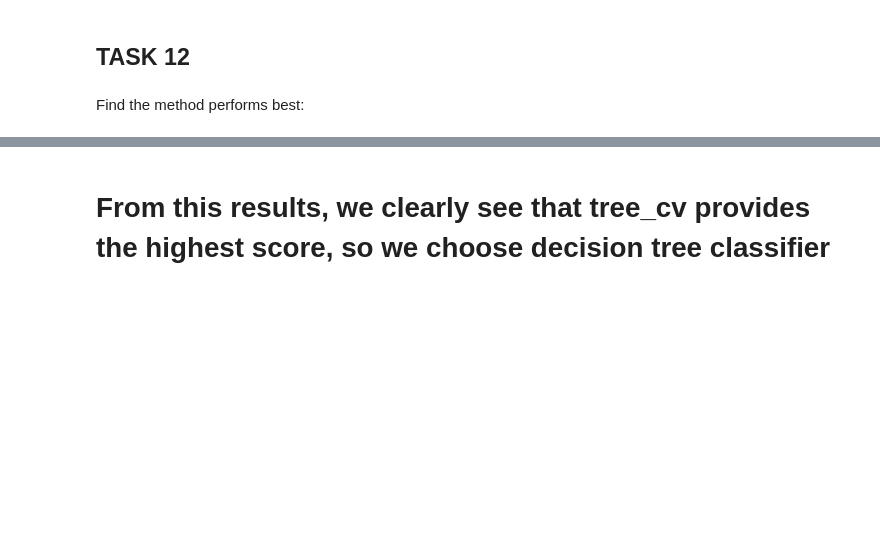
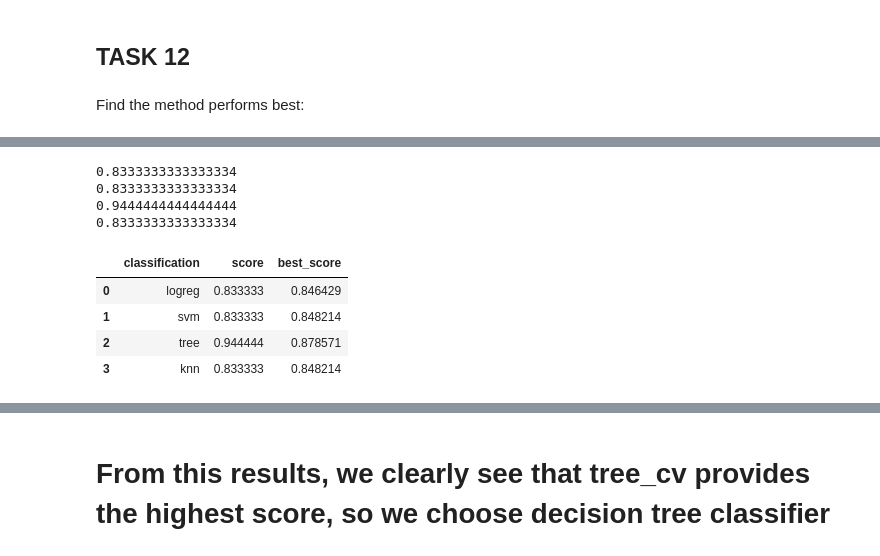
Before and after one commit to teddidodo/IBM_Data_Science, a Jupyter notebook: Course 10/predictive_analysis/SpaceX_Machine Learning Prediction_Part_5.ipynb, the cells around one changed output, grey strips where cells are left out. Cells and saved outputs as stored; diff of their text form; code cells hidden in the pictures; blank space fills up the shorter version.

```diff
--- a/Course 10/predictive_analysis/SpaceX_Machine Learning Prediction_Part_5.ipynb
+++ b/Course 10/predictive_analysis/SpaceX_Machine Learning Prediction_Part_5.ipynb
@@ -363 +366,21 @@ print(knn_cv.best_score_)
 0.8482142857142858
+# %%
+print(logreg_score)
+print(svm_score)
+print(tree_score)
+print(knn_score)
+# %% [output]
+0.8333333333333334
+0.8333333333333334
+0.9444444444444444
+0.8333333333333334
+# %%
+score_dict = {'classification': ['logreg', 'svm', 'tree', 'knn'], 'score': [logreg_score, svm_score, tree_score, knn_score], 'best_score': [logreg_cv.best_score_, svm_cv.best_score_, tree_cv.best_score_, knn_cv.best_score_]}
+df_accuracy = pd.DataFrame.from_dict(score_dict)
+df_accuracy
+# %% [output]
+|  | classification | score | best_score |
+| 0 | logreg | 0.833333 | 0.846429 |
+| 1 | svm | 0.833333 | 0.848214 |
+| 2 | tree | 0.944444 | 0.878571 |
+| 3 | knn | 0.833333 | 0.848214 |
```
Also changed, not shown: parts of 6 cells of this notebook, 1 other file.
